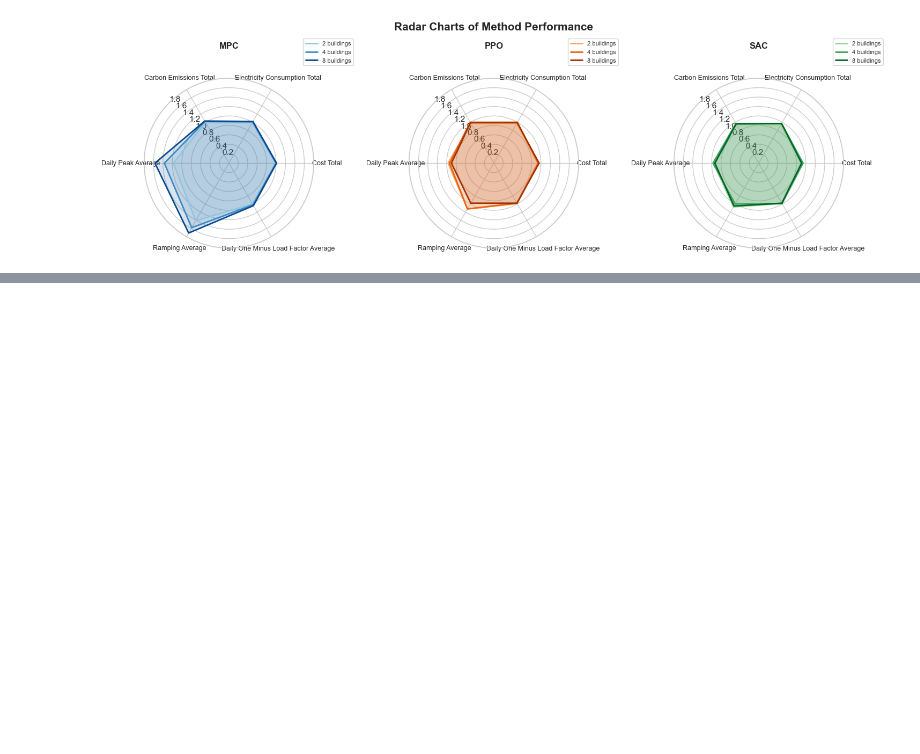
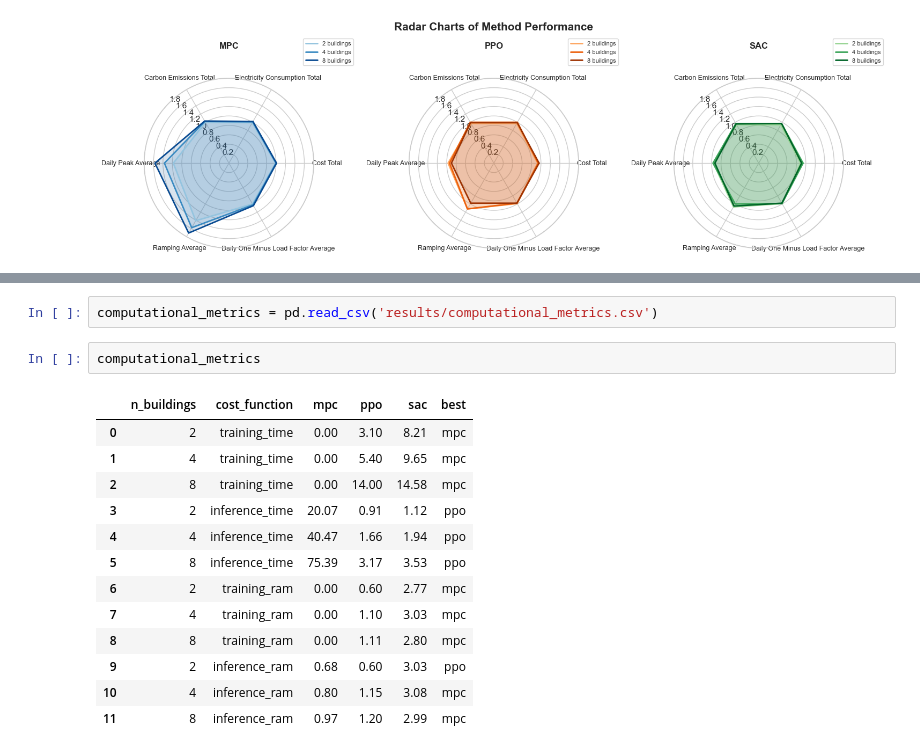
Before and after one commit to yijint/CityLearn_thesis, a Jupyter notebook: analysis.ipynb, the cells around one changed output, grey strips where cells are left out. Cells and saved outputs as stored; diff of their text form; blank space fills up the shorter version.

```diff
--- a/analysis.ipynb
+++ b/analysis.ipynb
@@ -413,0 +500,18 @@ plt.show()
+# %%
+computational_metrics = pd.read_csv('results/computational_metrics.csv')
+# %%
+computational_metrics
+# %% [output]
+|  | n_buildings | cost_function | mpc | ppo | sac | best |
+| 0 | 2 | training_time | 0.00 | 3.10 | 8.21 | mpc |
+| 1 | 4 | training_time | 0.00 | 5.40 | 9.65 | mpc |
+| 2 | 8 | training_time | 0.00 | 14.00 | 14.58 | mpc |
+| 3 | 2 | inference_time | 20.07 | 0.91 | 1.12 | ppo |
+| 4 | 4 | inference_time | 40.47 | 1.66 | 1.94 | ppo |
+| 5 | 8 | inference_time | 75.39 | 3.17 | 3.53 | ppo |
+| 6 | 2 | training_ram | 0.00 | 0.60 | 2.77 | mpc |
+| 7 | 4 | training_ram | 0.00 | 1.10 | 3.03 | mpc |
+| 8 | 8 | training_ram | 0.00 | 1.11 | 2.80 | mpc |
+| 9 | 2 | inference_ram | 0.68 | 0.60 | 3.03 | ppo |
+| 10 | 4 | inference_ram | 0.80 | 1.15 | 3.08 | mpc |
+| 11 | 8 | inference_ram | 0.97 | 1.20 | 2.99 | mpc |
```
Also changed, not shown: parts of 15 cells of this notebook.
